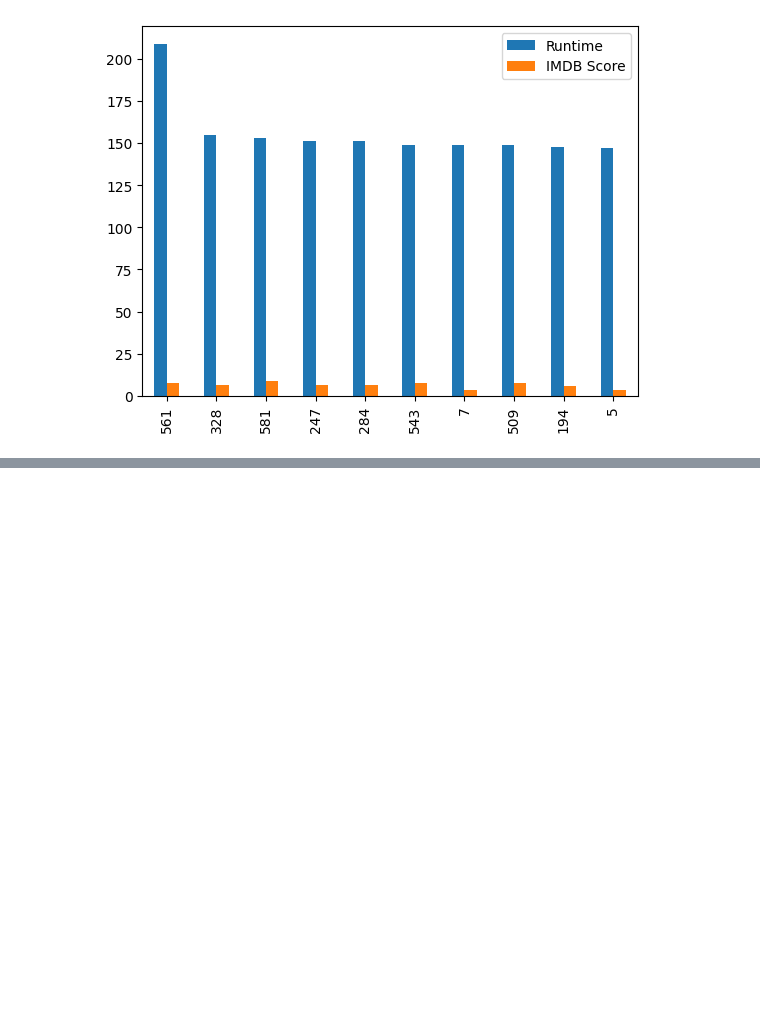
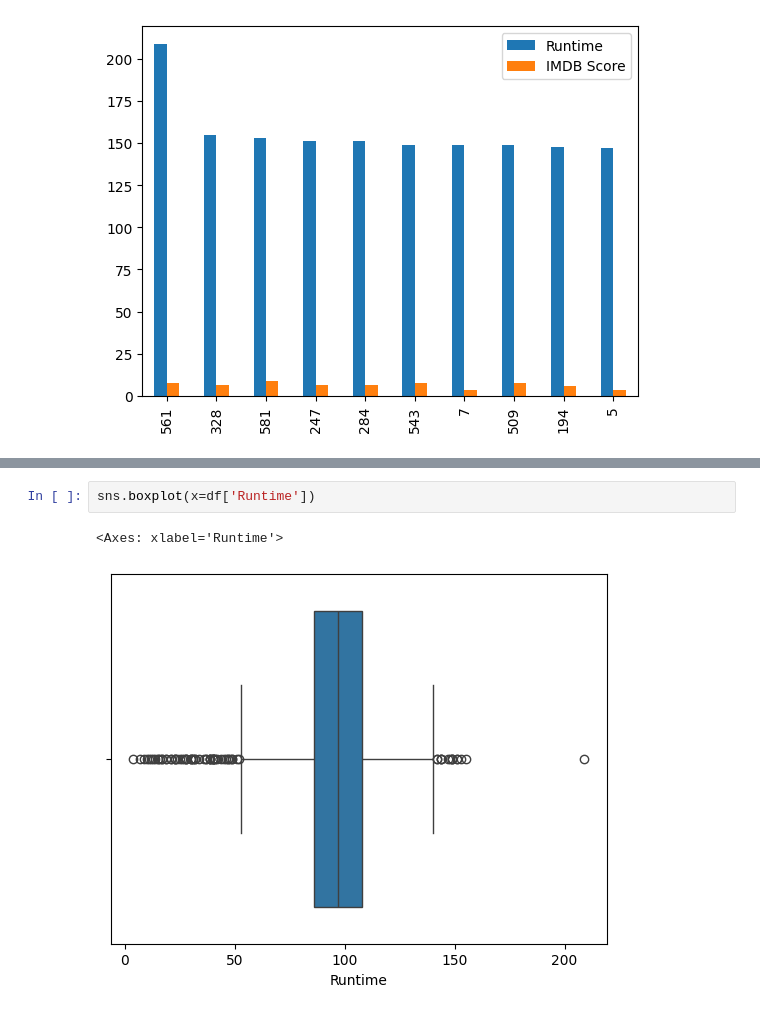
Before and after one commit to Yashzope/EDA_PracT, a Jupyter notebook: EDA_PracT1.ipynb, the cells around one changed output, grey strips where cells are left out. Cells and saved outputs as stored; diff of their text form; blank space fills up the shorter version.

```diff
--- a/EDA_PracT1.ipynb
+++ b/EDA_PracT1.ipynb
@@ -379,0 +558,5 @@ df.sort_values(by='Runtime'	,ascending = False).head(10).plot(kind='bar')
+# %%
+sns.boxplot(x=df['Runtime'])
+# %% [output]
+<Axes: xlabel='Runtime'>
+[figure, added]
```
Also changed, not shown: parts of 21 cells of this notebook.
